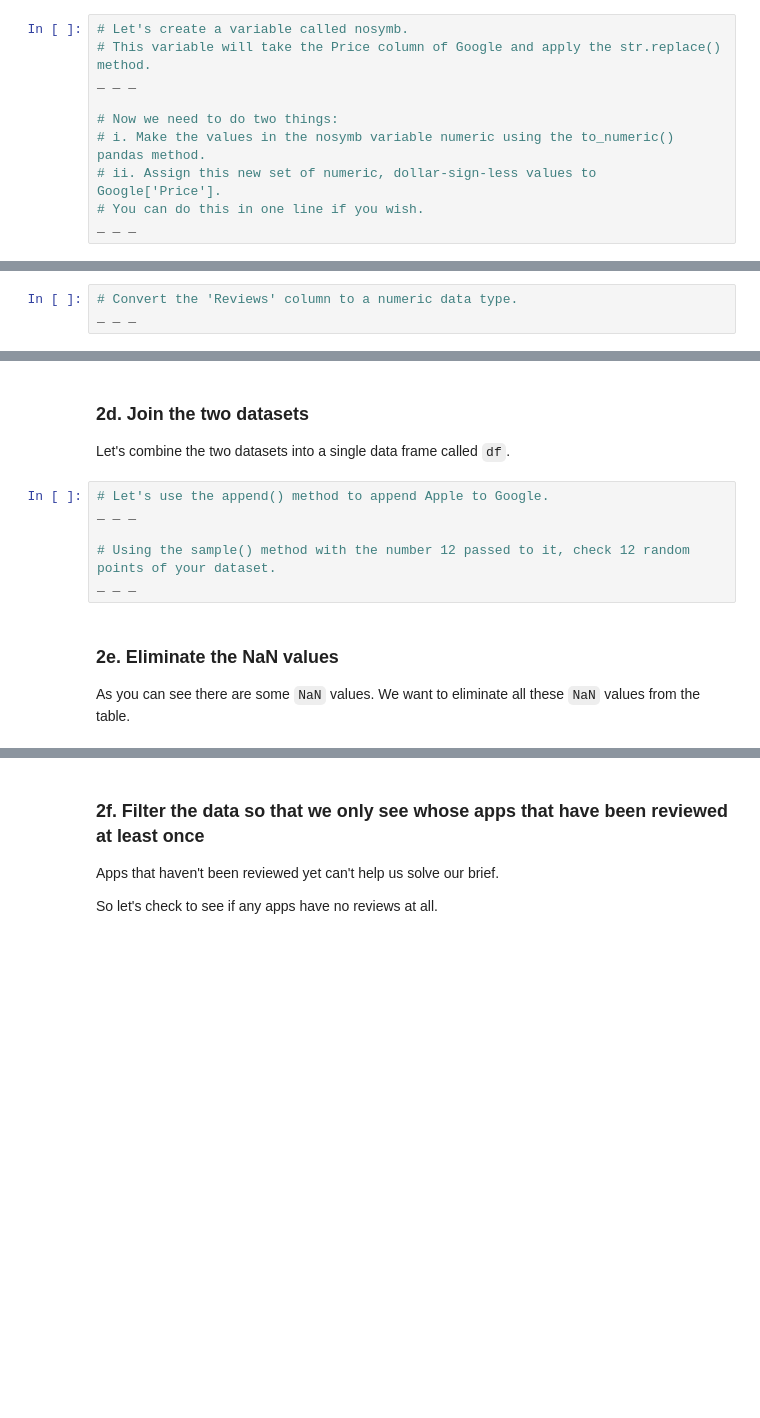
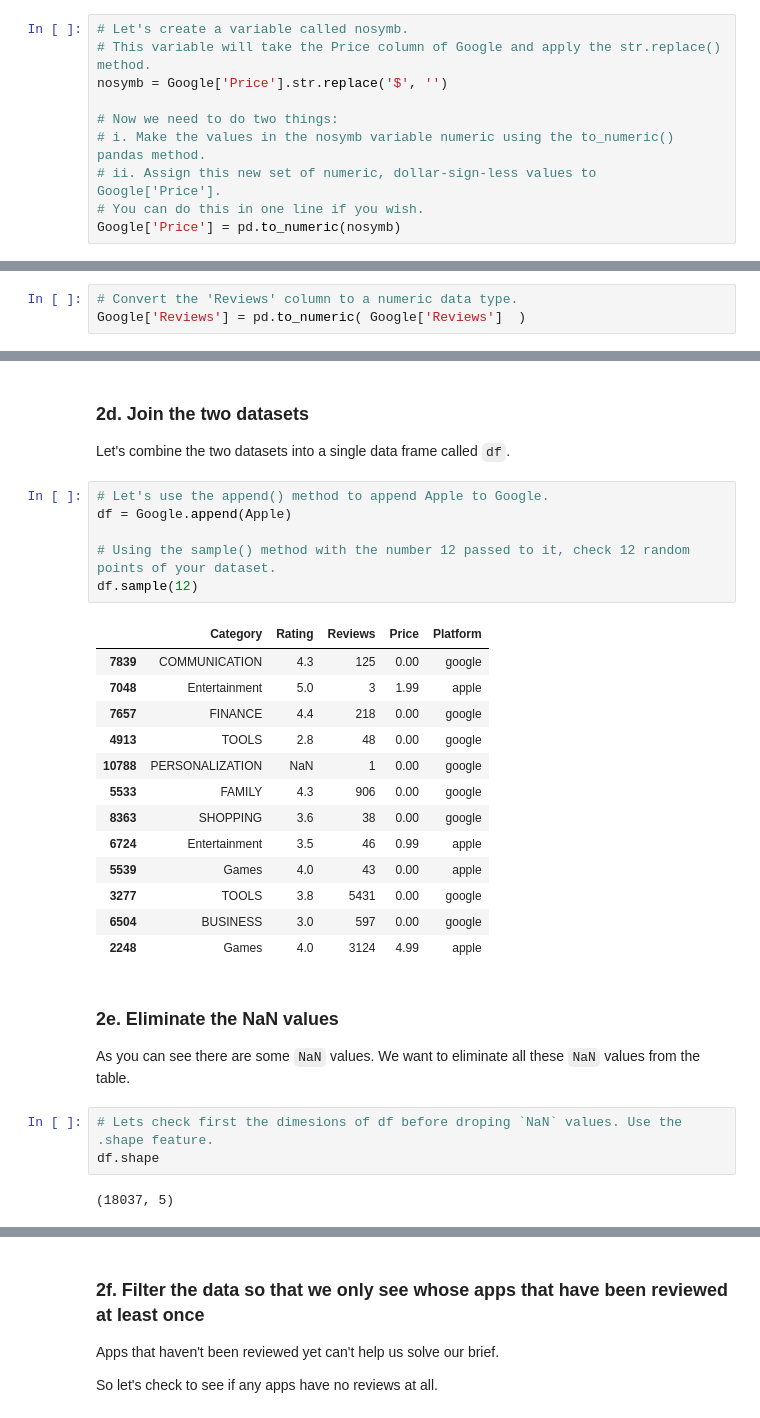
Before and after one commit to Khalif81/AppStore_GoogvsAppl, a Jupyter notebook: Springboard Apps project - Tier 3_KhalifOliver.ipynb, the cells around one changed output, grey strips where cells are left out. Saved outputs shown, nothing was run; the diff lists cells and outputs as text; blank space fills up the shorter version.

```diff
--- a/Springboard Apps project - Tier 3_KhalifOliver.ipynb
+++ b/Springboard Apps project - Tier 3_KhalifOliver.ipynb
@@ -227,13 +231,13 @@ This is a problem because Python actually considers these values strings. So we
 # %%
 # Let's create a variable called nosymb.
 # This variable will take the Price column of Google and apply the str.replace() method.
-_ _ _
+nosymb = Google['Price'].str.replace('$', '')
 
 # Now we need to do two things:
 # i. Make the values in the nosymb variable numeric using the to_numeric() pandas method.
 # ii. Assign this new set of numeric, dollar-sign-less values to Google['Price'].
 # You can do this in one line if you wish.
-_ _ _
+Google['Price'] = pd.to_numeric(nosymb)
 # %% [markdown]
 Now let's check the data types for our Google dataframe again, to verify that the 'Price' column really is numeric now.
 # %%
@@ -243,6 +253,6 @@ _ _ _
 Notice that the column `Reviews` is still an object column. We actually need this column to be a numeric column, too.
 # %%
 # Convert the 'Reviews' column to a numeric data type.
-_ _ _
+Google['Reviews'] = pd.to_numeric( Google['Reviews']  )
 # %%
 # Let's check the data types of Google again
@@ -281,12 +335,31 @@ _ _ _
 Let's combine the two datasets into a single data frame called `df`.
 # %%
 # Let's use the append() method to append Apple to Google.
-_ _ _
+df = Google.append(Apple)
 
 # Using the sample() method with the number 12 passed to it, check 12 random points of your dataset.
-_ _ _
+df.sample(12)
+# %% [output]
+|  | Category | Rating | Reviews | Price | Platform |
+| 7839 | COMMUNICATION | 4.3 | 125 | 0.00 | google |
+| 7048 | Entertainment | 5.0 | 3 | 1.99 | apple |
+| 7657 | FINANCE | 4.4 | 218 | 0.00 | google |
+| 4913 | TOOLS | 2.8 | 48 | 0.00 | google |
+| 10788 | PERSONALIZATION | NaN | 1 | 0.00 | google |
+| 5533 | FAMILY | 4.3 | 906 | 0.00 | google |
+| 8363 | SHOPPING | 3.6 | 38 | 0.00 | google |
+| 6724 | Entertainment | 3.5 | 46 | 0.99 | apple |
+| 5539 | Games | 4.0 | 43 | 0.00 | apple |
+| 3277 | TOOLS | 3.8 | 5431 | 0.00 | google |
+| 6504 | BUSINESS | 3.0 | 597 | 0.00 | google |
+| 2248 | Games | 4.0 | 3124 | 4.99 | apple |
 # %% [markdown]
 ### 2e. Eliminate the NaN values
 
 As you can see there are some `NaN` values. We want to eliminate all these `NaN` values from the table.
+# %%
+# Lets check first the dimesions of df before droping `NaN` values. Use the .shape feature.
+df.shape
+# %% [output]
+(18037, 5)
 # %%
```
Also changed, not shown: parts of 15 cells of this notebook.
